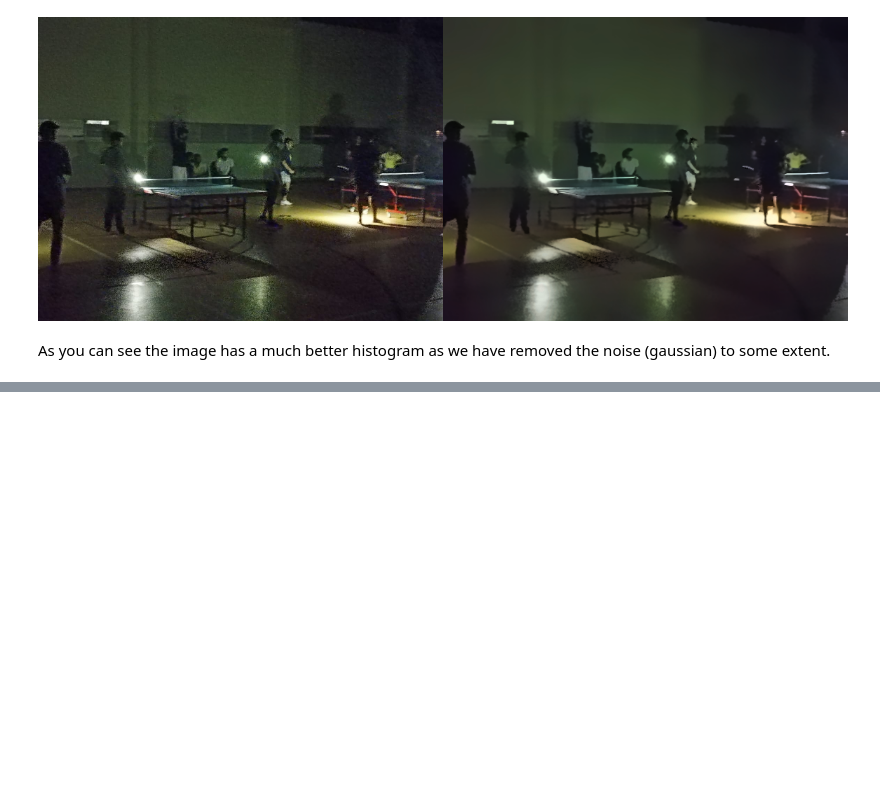
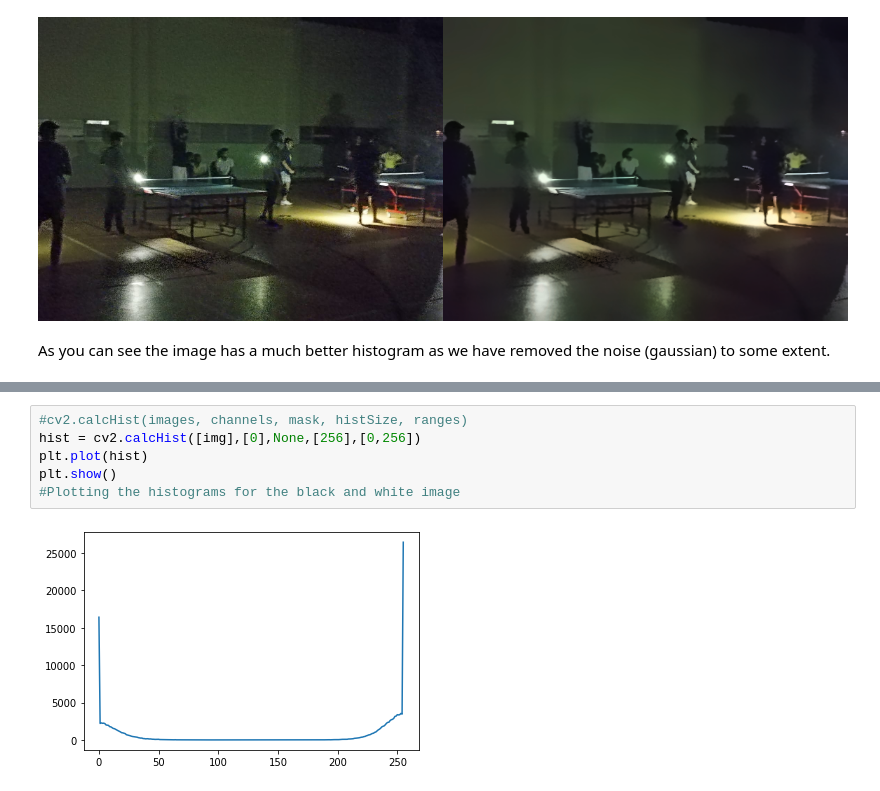
Before and after one commit to KaishvaShah/EE610_ImageProcessing, a Jupyter notebook: Assignment2.ipynb, the cells around one changed output, grey strips where cells are left out. Saved outputs shown, nothing was run; the diff lists cells and outputs as text; blank space fills up the shorter version.

```diff
--- a/Assignment2.ipynb
+++ b/Assignment2.ipynb
@@ -42,0 +54,8 @@ As you can see the image has a much better histogram as we have removed the nois
+# %%
+#cv2.calcHist(images, channels, mask, histSize, ranges)
+hist = cv2.calcHist([img],[0],None,[256],[0,256])
+plt.plot(hist)
+plt.show()
+#Plotting the histograms for the black and white image
+# %% [output]
+[figure, added]
```
Also changed, not shown: parts of 11 cells of this notebook.
